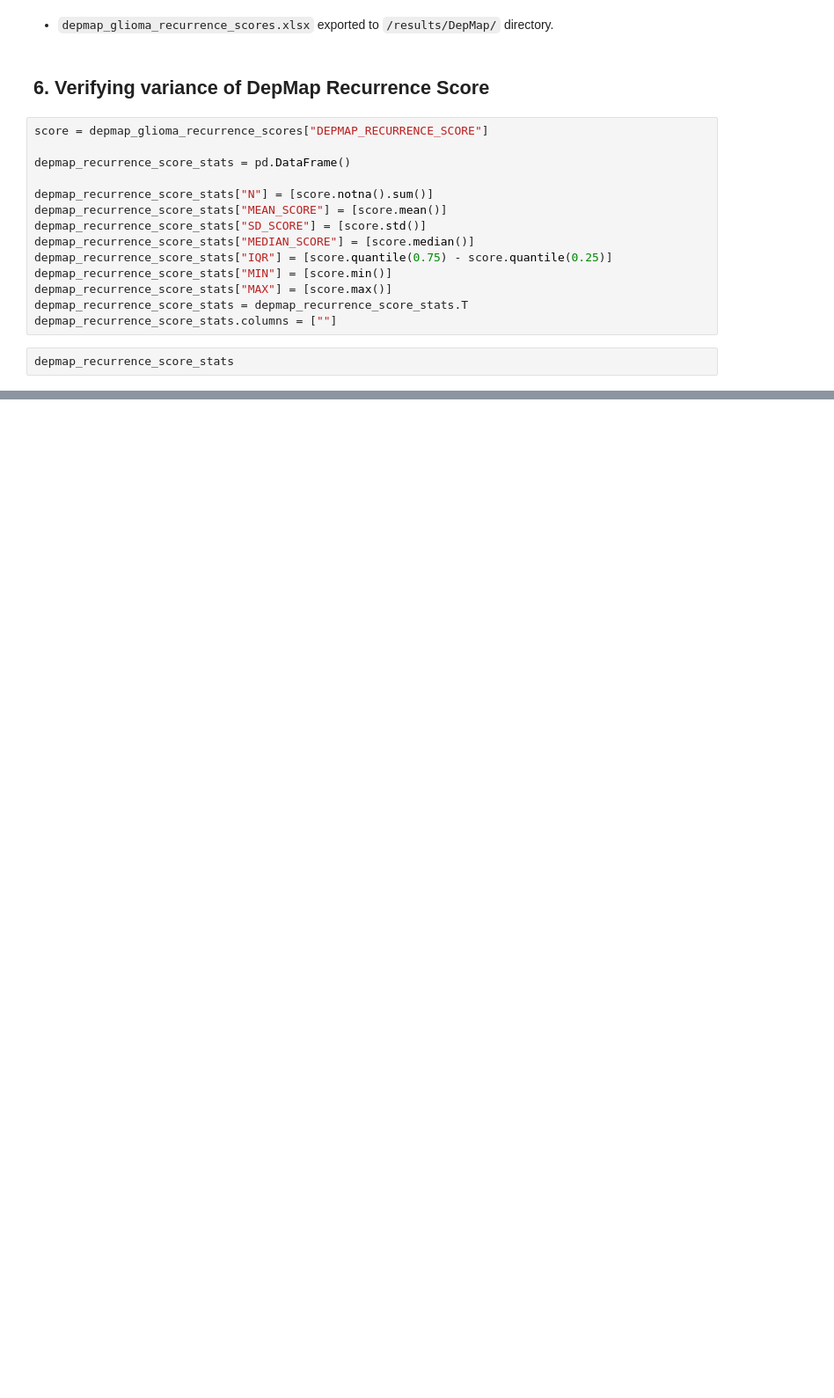
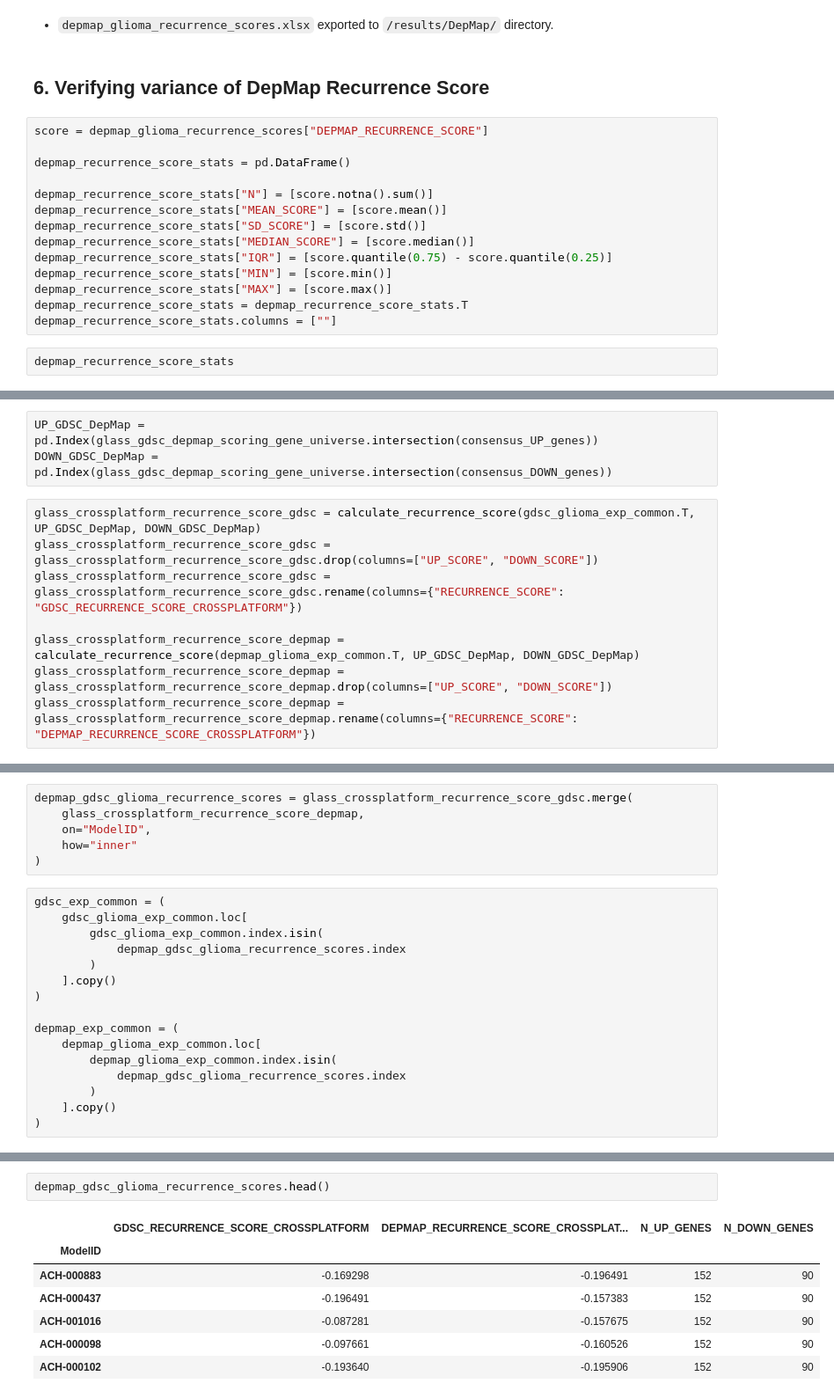
Before and after one commit to zuhany/cell_lines_pv_26, a Jupyter notebook: notebooks/GLASS.ipynb, the cells around one changed output, grey strips where cells are left out. Shown at 88% size. Cells and saved outputs as stored; diff of their text form; blank space fills up the shorter version.

```diff
--- a/notebooks/GLASS.ipynb
+++ b/notebooks/GLASS.ipynb
@@ -5547,0 +4824,11 @@ plt.show()
+# %%
+UP_GDSC_DepMap = pd.Index(glass_gdsc_depmap_scoring_gene_universe.intersection(consensus_UP_genes))
+DOWN_GDSC_DepMap = pd.Index(glass_gdsc_depmap_scoring_gene_universe.intersection(consensus_DOWN_genes))
+# %%
+glass_crossplatform_recurrence_score_gdsc = calculate_recurrence_score(gdsc_glioma_exp_common.T, UP_GDSC_DepMap, DOWN_GDSC_DepMap)
+glass_crossplatform_recurrence_score_gdsc = glass_crossplatform_recurrence_score_gdsc.drop(columns=["UP_SCORE", "DOWN_SCORE"])
+glass_crossplatform_recurrence_score_gdsc = glass_crossplatform_recurrence_score_gdsc.rename(columns={"RECURRENCE_SCORE": "GDSC_RECURRENCE_SCORE_CROSSPLATFORM"})
+
+glass_crossplatform_recurrence_score_depmap = calculate_recurrence_score(depmap_glioma_exp_common.T, UP_GDSC_DepMap, DOWN_GDSC_DepMap)
+glass_crossplatform_recurrence_score_depmap = glass_crossplatform_recurrence_score_depmap.drop(columns=["UP_SCORE", "DOWN_SCORE"])
+glass_crossplatform_recurrence_score_depmap = glass_crossplatform_recurrence_score_depmap.rename(columns={"RECURRENCE_SCORE": "DEPMAP_RECURRENCE_SCORE_CROSSPLATFORM"})
@@ -5547,0 +4845,22 @@ plt.show()
+# %%
+depmap_gdsc_glioma_recurrence_scores = glass_crossplatform_recurrence_score_gdsc.merge(
+    glass_crossplatform_recurrence_score_depmap,
+    on="ModelID",
+    how="inner"
+)
+# %%
+gdsc_exp_common = (
+    gdsc_glioma_exp_common.loc[
+        gdsc_glioma_exp_common.index.isin(
+            depmap_gdsc_glioma_recurrence_scores.index
+        )
+    ].copy()
+)
+
+depmap_exp_common = (
+    depmap_glioma_exp_common.loc[
+        depmap_glioma_exp_common.index.isin(
+            depmap_gdsc_glioma_recurrence_scores.index
+        )
+    ].copy()
+)
@@ -5547,0 +4911,10 @@ plt.show()
+# %%
+depmap_gdsc_glioma_recurrence_scores.head()
+# %% [output]
+|  | GDSC_RECURRENCE_SCORE_CROSSPLATFORM | DEPMAP_RECURRENCE_SCORE_CROSSPLAT... | N_UP_GENES | N_DOWN_GENES |
+| ModelID |  |  |  |  |
+| ACH-000883 | -0.169298 | -0.196491 | 152 | 90 |
+| ACH-000437 | -0.196491 | -0.157383 | 152 | 90 |
+| ACH-001016 | -0.087281 | -0.157675 | 152 | 90 |
+| ACH-000098 | -0.097661 | -0.160526 | 152 | 90 |
+| ACH-000102 | -0.193640 | -0.195906 | 152 | 90 |
```
Also changed, not shown: parts of 162 cells of this notebook, 41 other files.
